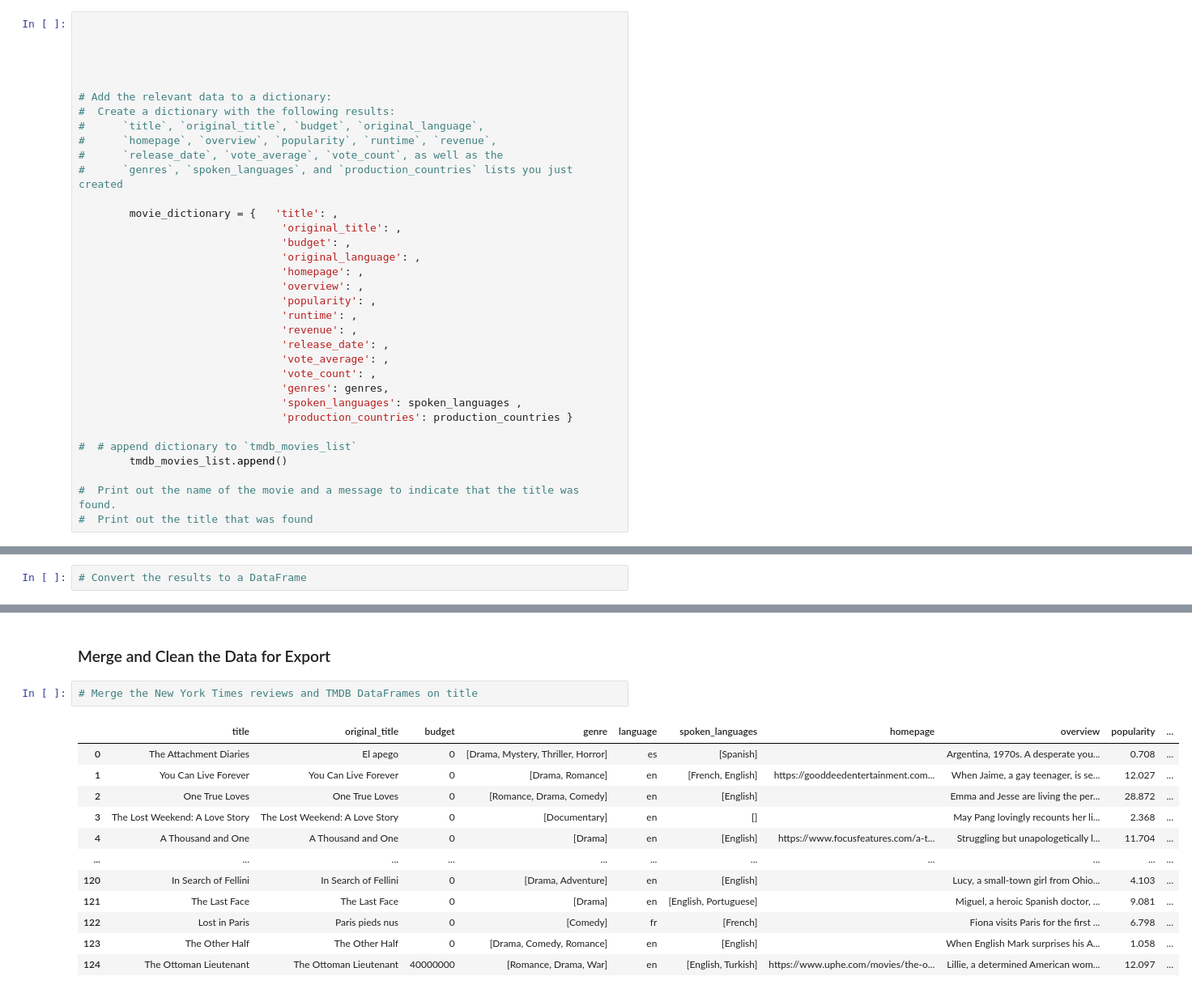
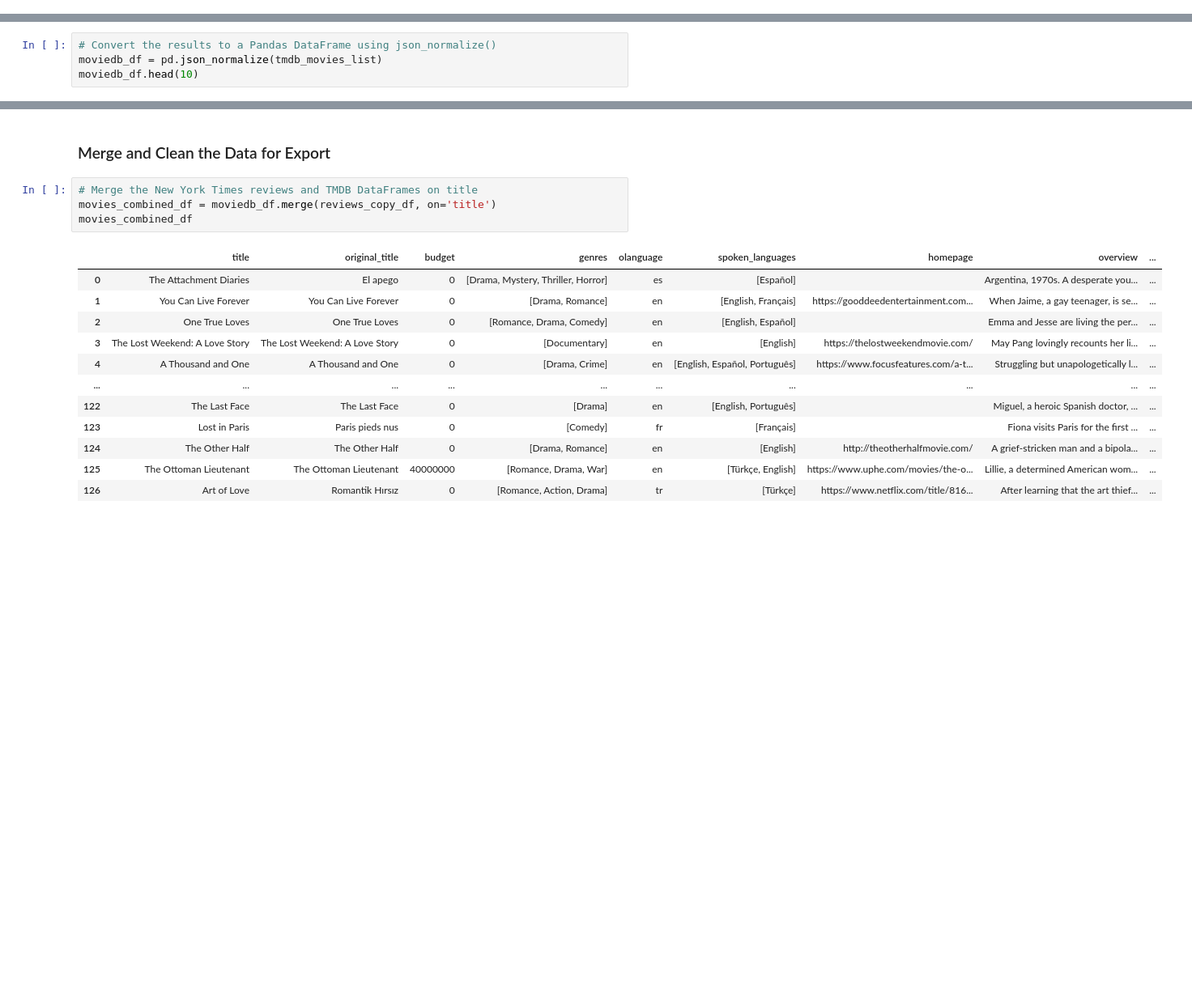
Before and after one commit to willablackmon/movie-reviews-data-sourcing, a Jupyter notebook: retrieve_movie_data.ipynb, the cells around one changed output, grey strips where cells are left out. Shown at 81% size. Saved outputs shown, nothing was run; the diff lists cells and outputs as text; blank space fills up the shorter version.

Commit message:
updating final combined DF

```diff
--- a/retrieve_movie_data.ipynb
+++ b/retrieve_movie_data.ipynb
@@ -427,37 +426,3 @@ id_query_url = f"{id_url}{movie_id}?{tmdb_key_string}"
-# %%
-
-
-
-
-
-# Add the relevant data to a dictionary:
-#  Create a dictionary with the following results:
-#      `title`, `original_title`, `budget`, `original_language`,
-#      `homepage`, `overview`, `popularity`, `runtime`, `revenue`,
-#      `release_date`, `vote_average`, `vote_count`, as well as the
-#      `genres`, `spoken_languages`, and `production_countries` lists you just created
-
-        movie_dictionary = {   'title': ,
-                                'original_title': ,
-                                'budget': ,
-                                'original_language': ,
-                                'homepage': ,
-                                'overview': ,
-                                'popularity': ,
-                                'runtime': ,
-                                'revenue': ,
-                                'release_date': ,
-                                'vote_average': ,
-                                'vote_count': ,
-                                'genres': genres,
-                                'spoken_languages': spoken_languages ,
-                                'production_countries': production_countries }
-
-#  # append dictionary to `tmdb_movies_list`
-        tmdb_movies_list.append()
-
-#  Print out the name of the movie and a message to indicate that the title was found.
-#  Print out the title that was found
 # %%
 # Preview the first 5 results in JSON format
 # Use json.dumps with argument indent=4 to format data
@@ -487,4 +449,6 @@ JSON Sample 0 (Review: ‘Kangaroo: A Love-Hate Story’ Exposes a Wildlife Mass
 }
 # %%
-# Convert the results to a DataFrame
+# Convert the results to a Pandas DataFrame using json_normalize()
+moviedb_df = pd.json_normalize(tmdb_movies_list)
+moviedb_df.head(10)
 # %% [output]
@@ -505,16 +467,18 @@ JSON Sample 0 (Review: ‘Kangaroo: A Love-Hate Story’ Exposes a Wildlife Mass
 ### Merge and Clean the Data for Export
 # %%
 # Merge the New York Times reviews and TMDB DataFrames on title
+movies_combined_df = moviedb_df.merge(reviews_copy_df, on='title')
+movies_combined_df
 # %% [output]
-|  | title | original_title | budget | genre | language | spoken_languages | homepage | overview | popularity | ... |
-| 0 | The Attachment Diaries | El apego | 0 | [Drama, Mystery, Thriller, Horror] | es | [Spanish] |  | Argentina, 1970s. A desperate you... | 0.708 | ... |
-| 1 | You Can Live Forever | You Can Live Forever | 0 | [Drama, Romance] | en | [French, English] | https://gooddeedentertainment.com... | When Jaime, a gay teenager, is se... | 12.027 | ... |
-| 2 | One True Loves | One True Loves | 0 | [Romance, Drama, Comedy] | en | [English] |  | Emma and Jesse are living the per... | 28.872 | ... |
-| 3 | The Lost Weekend: A Love Story | The Lost Weekend: A Love Story | 0 | [Documentary] | en | [] |  | May Pang lovingly recounts her li... | 2.368 | ... |
-| 4 | A Thousand and One | A Thousand and One | 0 | [Drama] | en | [English] | https://www.focusfeatures.com/a-t... | Struggling but unapologetically l... | 11.704 | ... |
-| ... | ... | ... | ... | ... | ... | ... | ... | ... | ... | ... |
-| 120 | In Search of Fellini | In Search of Fellini | 0 | [Drama, Adventure] | en | [English] |  | Lucy, a small-town girl from Ohio... | 4.103 | ... |
-| 121 | The Last Face | The Last Face | 0 | [Drama] | en | [English, Portuguese] |  | Miguel, a heroic Spanish doctor, ... | 9.081 | ... |
-| 122 | Lost in Paris | Paris pieds nus | 0 | [Comedy] | fr | [French] |  | Fiona visits Paris for the first ... | 6.798 | ... |
-| 123 | The Other Half | The Other Half | 0 | [Drama, Comedy, Romance] | en | [English] |  | When English Mark surprises his A... | 1.058 | ... |
-| 124 | The Ottoman Lieutenant | The Ottoman Lieutenant | 40000000 | [Romance, Drama, War] | en | [English, Turkish] | https://www.uphe.com/movies/the-o... | Lillie, a determined American wom... | 12.097 | ... |
+|  | title | original_title | budget | genres | olanguage | spoken_languages | homepage | overview | ... |
+| 0 | The Attachment Diaries | El apego | 0 | [Drama, Mystery, Thriller, Horror] | es | [Español] |  | Argentina, 1970s. A desperate you... | ... |
+| 1 | You Can Live Forever | You Can Live Forever | 0 | [Drama, Romance] | en | [English, Français] | https://gooddeedentertainment.com... | When Jaime, a gay teenager, is se... | ... |
+| 2 | One True Loves | One True Loves | 0 | [Romance, Drama, Comedy] | en | [English, Español] |  | Emma and Jesse are living the per... | ... |
+| 3 | The Lost Weekend: A Love Story | The Lost Weekend: A Love Story | 0 | [Documentary] | en | [English] | https://thelostweekendmovie.com/ | May Pang lovingly recounts her li... | ... |
+| 4 | A Thousand and One | A Thousand and One | 0 | [Drama, Crime] | en | [English, Español, Português] | https://www.focusfeatures.com/a-t... | Struggling but unapologetically l... | ... |
+| ... | ... | ... | ... | ... | ... | ... | ... | ... | ... |
+| 122 | The Last Face | The Last Face | 0 | [Drama] | en | [English, Português] |  | Miguel, a heroic Spanish doctor, ... | ... |
+| 123 | Lost in Paris | Paris pieds nus | 0 | [Comedy] | fr | [Français] |  | Fiona visits Paris for the first ... | ... |
+| 124 | The Other Half | The Other Half | 0 | [Drama, Romance] | en | [English] | http://theotherhalfmovie.com/ | A grief-stricken man and a bipola... | ... |
+| 125 | The Ottoman Lieutenant | The Ottoman Lieutenant | 40000000 | [Romance, Drama, War] | en | [Türkçe, English] | https://www.uphe.com/movies/the-o... | Lillie, a determined American wom... | ... |
+| 126 | Art of Love | Romantik Hırsız | 0 | [Romance, Action, Drama] | tr | [Türkçe] | https://www.netflix.com/title/816... | After learning that the art thief... | ... |
```
Also changed, not shown: parts of 6 cells of this notebook, 1 other file.
